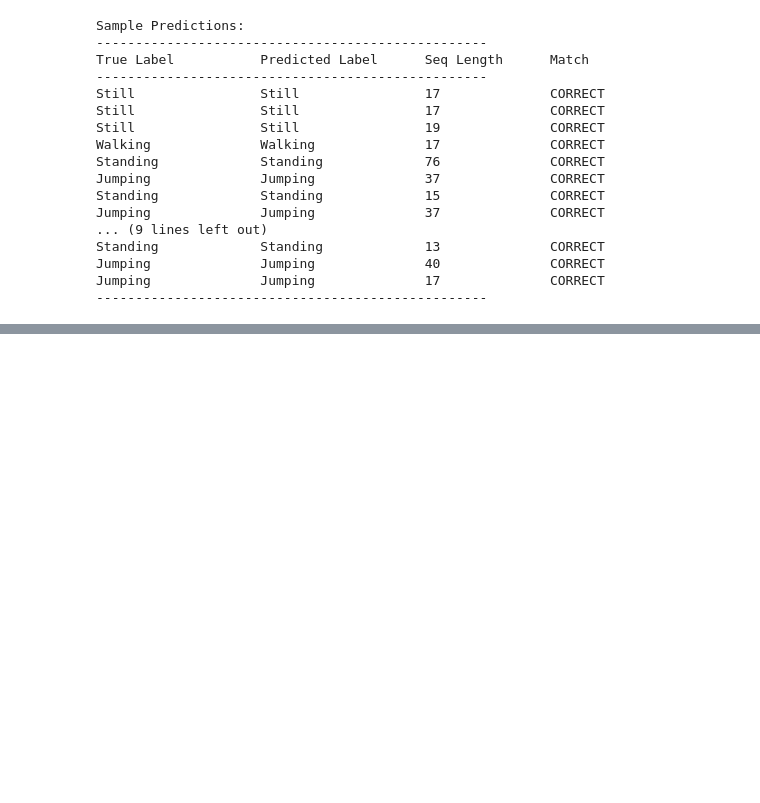
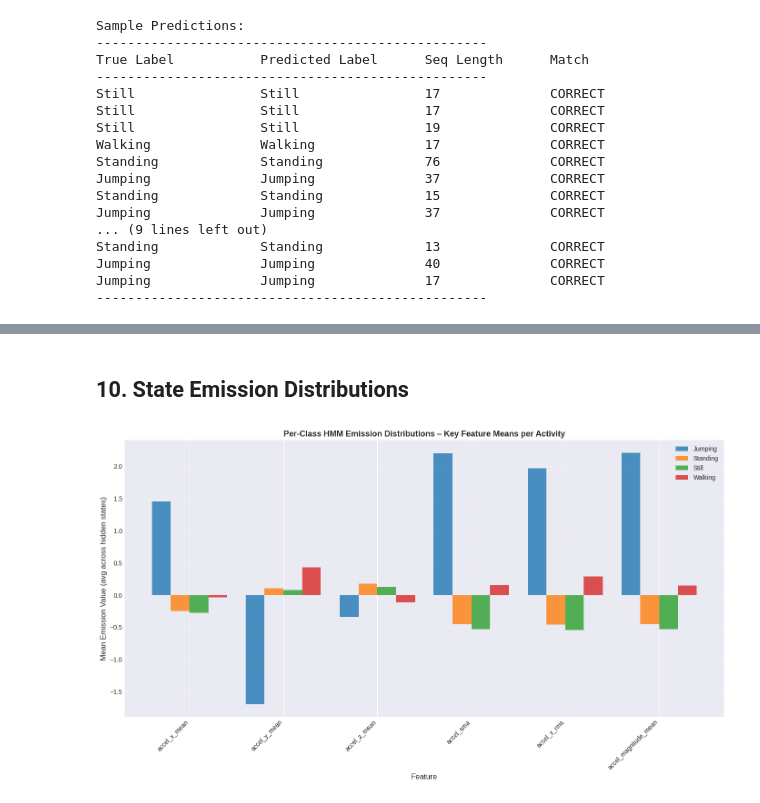
Before and after one commit to twizelissa/Hidden-Markov-Models, a Jupyter notebook: HMM_Activity_Recognition.ipynb, the cells around one changed output, grey strips where cells are left out. Drawn from its saved outputs; the diff is of its cells as text; code cells hidden in the pictures; blank space fills up the shorter version.

```diff
--- a/HMM_Activity_Recognition.ipynb
+++ b/HMM_Activity_Recognition.ipynb
@@ -1301,0 +1429,38 @@ Jumping              Jumping              17              CORRECT
+# %% [markdown]
+## 10. State Emission Distributions
+# %%
+# Visualise emission distributions: average hidden-state mean per activity
+key_features = [
+    'accel_x_mean', 'accel_y_mean', 'accel_z_mean',
+    'accel_sma', 'accel_x_rms', 'accel_magnitude_mean'
+]
+key_feature_idx = [feature_column_names.index(f) for f in key_features
+                   if f in feature_column_names]
+
+if len(key_feature_idx) > 0:
+    # Average the emission means across hidden states for each activity HMM
+    class_emissions = {
+        act: hmm_models[label_to_idx[act]].means.mean(axis=0)[key_feature_idx]
+        for act in activity_labels
+    }
+
+    plt.figure(figsize=(14, 8))
+    x     = np.arange(len(key_feature_idx))
+    width = 0.2
+
+    for i, activity in enumerate(activity_labels):
+        plt.bar(x + i * width, class_emissions[activity], width,
+                label=activity, alpha=0.8)
+
+    plt.xlabel('Feature', fontsize=12)
+    plt.ylabel('Mean Emission Value (avg across hidden states)', fontsize=12)
+    plt.title('Per-Class HMM Emission Distributions – Key Feature Means per Activity',
+              fontsize=13, fontweight='bold')
+    feature_tick_names = [feature_column_names[i] for i in key_feature_idx]
+    plt.xticks(x + width * 1.5, feature_tick_names, rotation=45, ha='right')
+    plt.legend()
+    plt.grid(axis='y', alpha=0.3)
+    plt.tight_layout()
+    plt.show()
+# %% [output]
+[figure, added]
```
Also changed, not shown: parts of 4 cells of this notebook.
